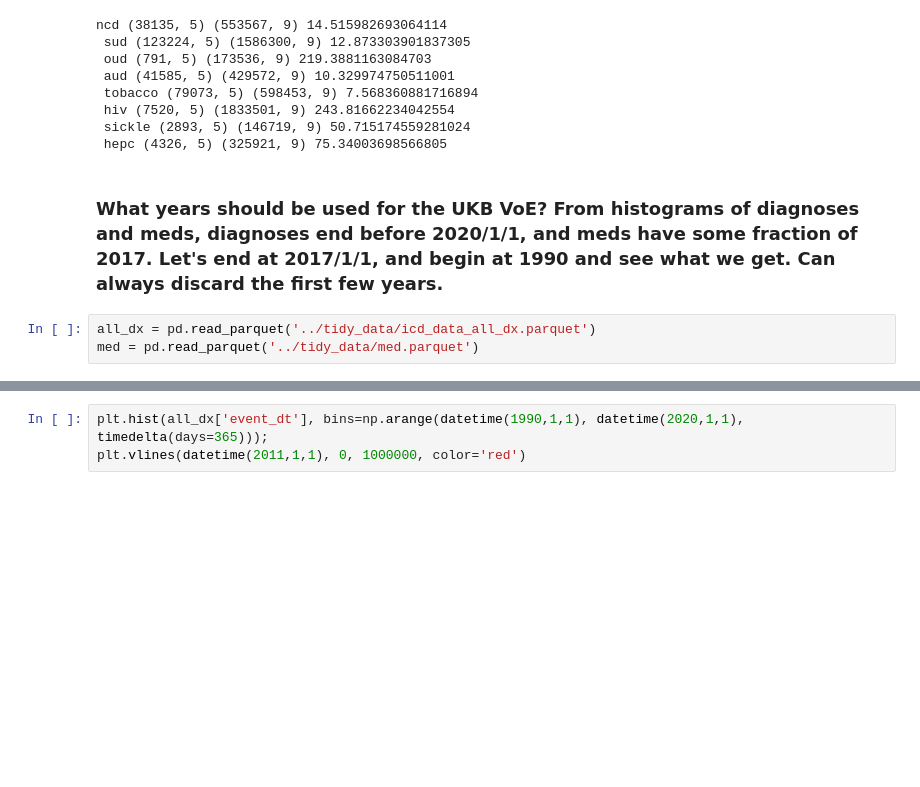
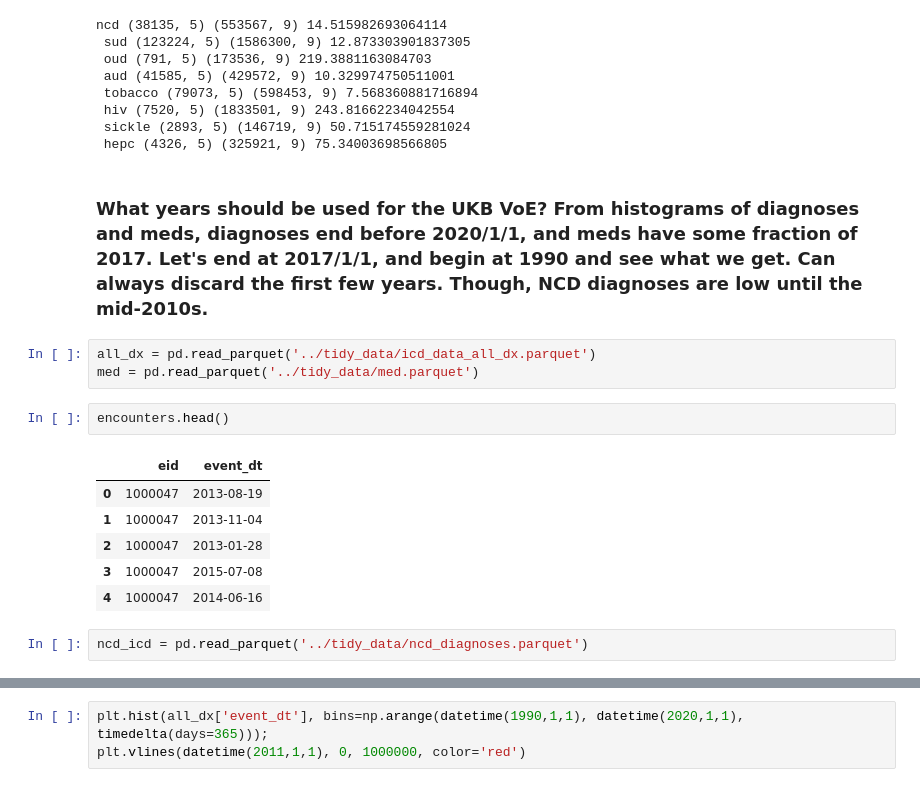
Before and after one commit to RandallJEllis/ehr_opioid_ncd, a Jupyter notebook: ukbiobank/code/preprocessing.ipynb, the cells around one changed output, grey strips where cells are left out. Saved outputs shown, nothing was run; the diff lists cells and outputs as text; blank space fills up the shorter version.

```diff
--- a/ukbiobank/code/preprocessing.ipynb
+++ b/ukbiobank/code/preprocessing.ipynb
@@ -61,7 +286,18 @@ ncd (38135, 5) (553567, 9) 14.515982693064114
  sickle (2893, 5) (146719, 9) 50.715174559281024
  hepc (4326, 5) (325921, 9) 75.34003698566805
 # %% [markdown]
-### What years should be used for the UKB VoE? From histograms of diagnoses and meds, diagnoses end before 2020/1/1, and meds have some fraction of 2017. Let's end at 2017/1/1, and begin at 1990 and see what we get. Can always discard the first few years.
+### What years should be used for the UKB VoE? From histograms of diagnoses and meds, diagnoses end before 2020/1/1, and meds have some fraction of 2017. Let's end at 2017/1/1, and begin at 1990 and see what we get. Can always discard the first few years. Though, NCD diagnoses are low until the mid-2010s.
 # %%
 all_dx = pd.read_parquet('../tidy_data/icd_data_all_dx.parquet')
 med = pd.read_parquet('../tidy_data/med.parquet')
+# %%
+encounters.head()
+# %% [output]
+|  | eid | event_dt |
+| 0 | 1000047 | 2013-08-19 |
+| 1 | 1000047 | 2013-11-04 |
+| 2 | 1000047 | 2013-01-28 |
+| 3 | 1000047 | 2015-07-08 |
+| 4 | 1000047 | 2014-06-16 |
+# %%
+ncd_icd = pd.read_parquet('../tidy_data/ncd_diagnoses.parquet')
```
Also changed, not shown: parts of 6 cells of this notebook, 12 other files.
